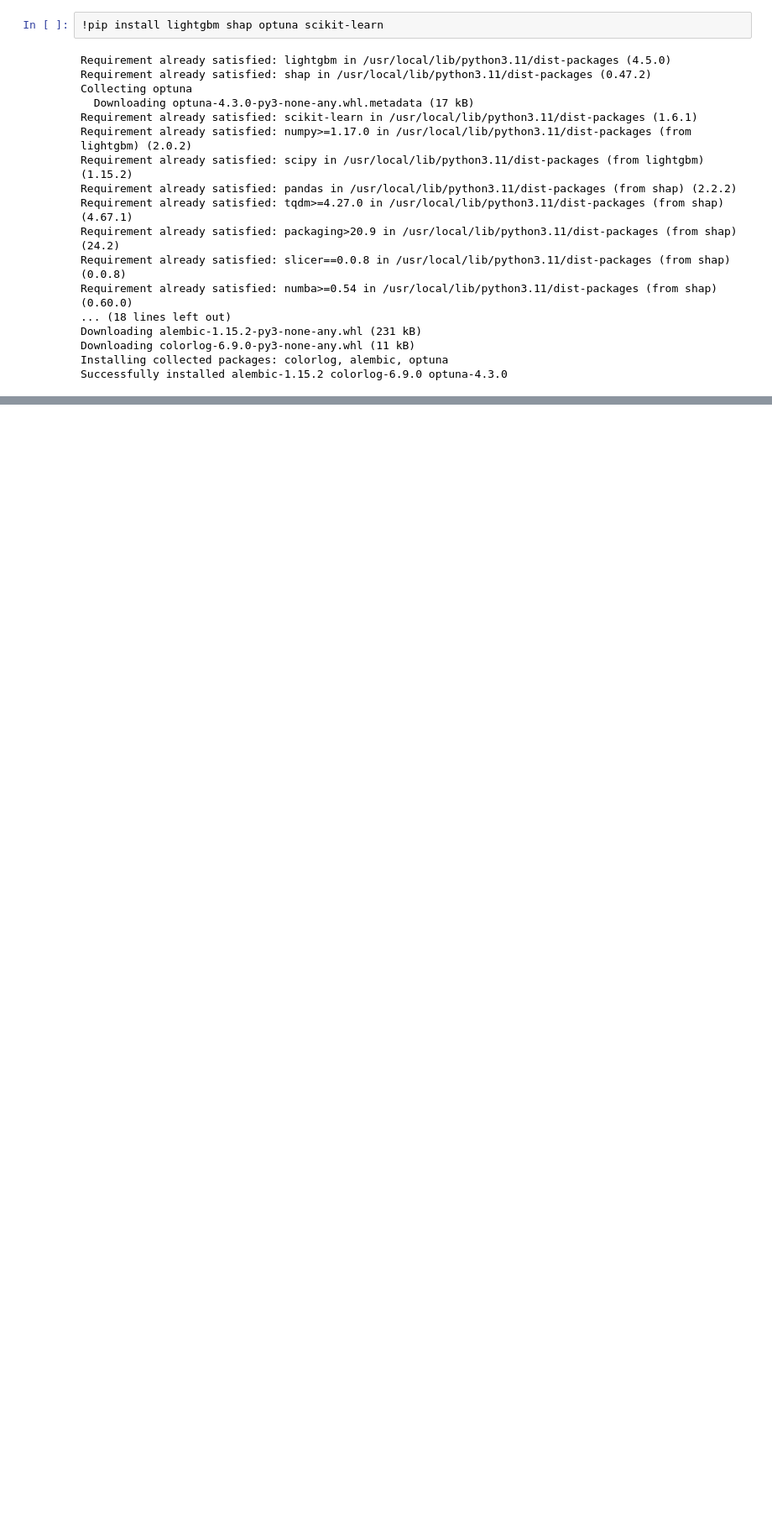
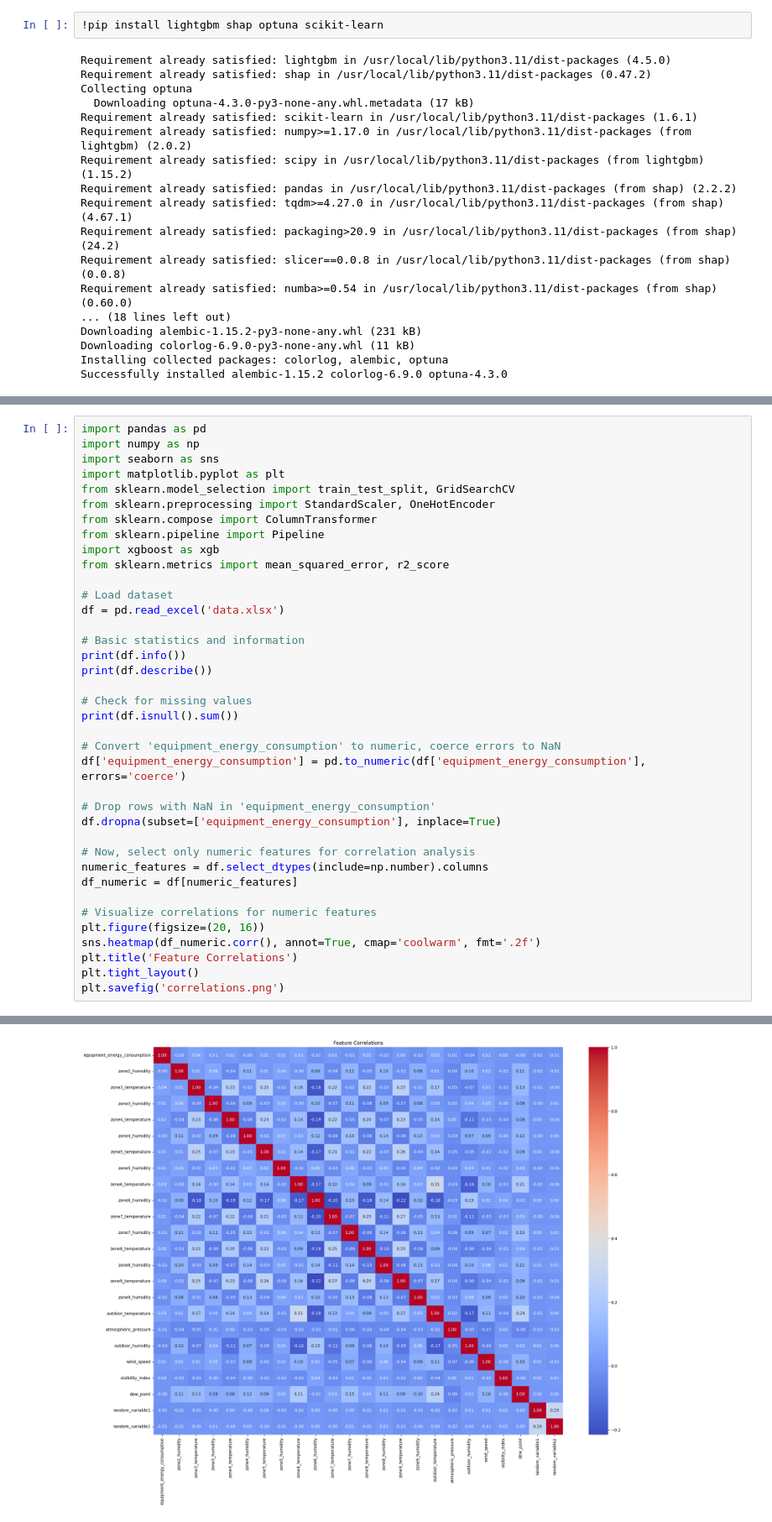
Before and after one commit to Sma9016/DS-Intern-Assignment-Muthu-Aravind, a Jupyter notebook: data-intern-project.ipynb, the cells around one changed output, grey strips where cells are left out. Shown at 84% size. Saved outputs shown, nothing was run; the diff lists cells and outputs as text; blank space fills up the shorter version.

```diff
--- a/data-intern-project.ipynb
+++ b/data-intern-project.ipynb
@@ -719,0 +705,39 @@ You can try to debug the error by setting error_score='raise'.
+# %%
+import pandas as pd
+import numpy as np
+import seaborn as sns
+import matplotlib.pyplot as plt
+from sklearn.model_selection import train_test_split, GridSearchCV
+from sklearn.preprocessing import StandardScaler, OneHotEncoder
+from sklearn.compose import ColumnTransformer
+from sklearn.pipeline import Pipeline
+import xgboost as xgb
+from sklearn.metrics import mean_squared_error, r2_score
+
+# Load dataset
+df = pd.read_excel('data.xlsx')
+
+# Basic statistics and information
+print(df.info())
+print(df.describe())
+
+# Check for missing values
+print(df.isnull().sum())
+
+# Convert 'equipment_energy_consumption' to numeric, coerce errors to NaN
+df['equipment_energy_consumption'] = pd.to_numeric(df['equipment_energy_consumption'], errors='coerce')
+
+# Drop rows with NaN in 'equipment_energy_consumption'
+df.dropna(subset=['equipment_energy_consumption'], inplace=True)
+
+# Now, select only numeric features for correlation analysis
+numeric_features = df.select_dtypes(include=np.number).columns
+df_numeric = df[numeric_features]
+
+# Visualize correlations for numeric features
+plt.figure(figsize=(20, 16))
+sns.heatmap(df_numeric.corr(), annot=True, cmap='coolwarm', fmt='.2f')
+plt.title('Feature Correlations')
+plt.tight_layout()
+plt.savefig('correlations.png')
+# %% [output]
@@ -719,0 +761 @@ You can try to debug the error by setting error_score='raise'.
+[figure, added]
```
Also changed, not shown: parts of 25 cells of this notebook.
